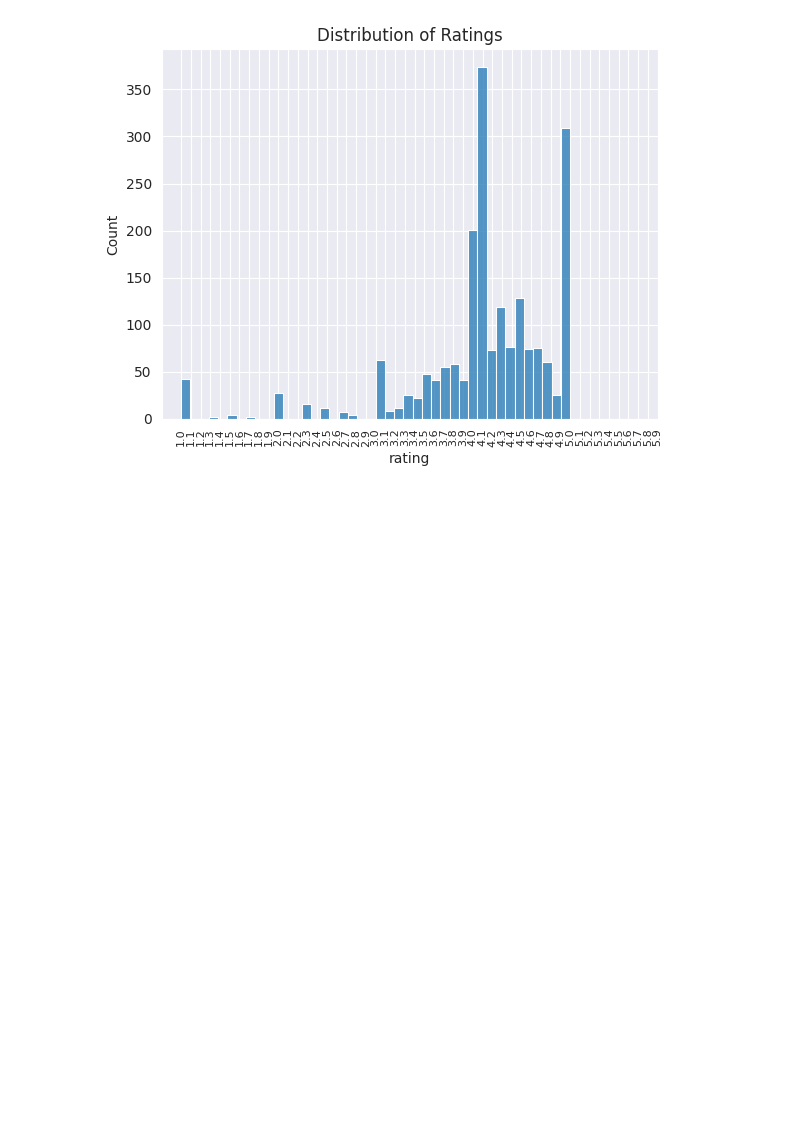
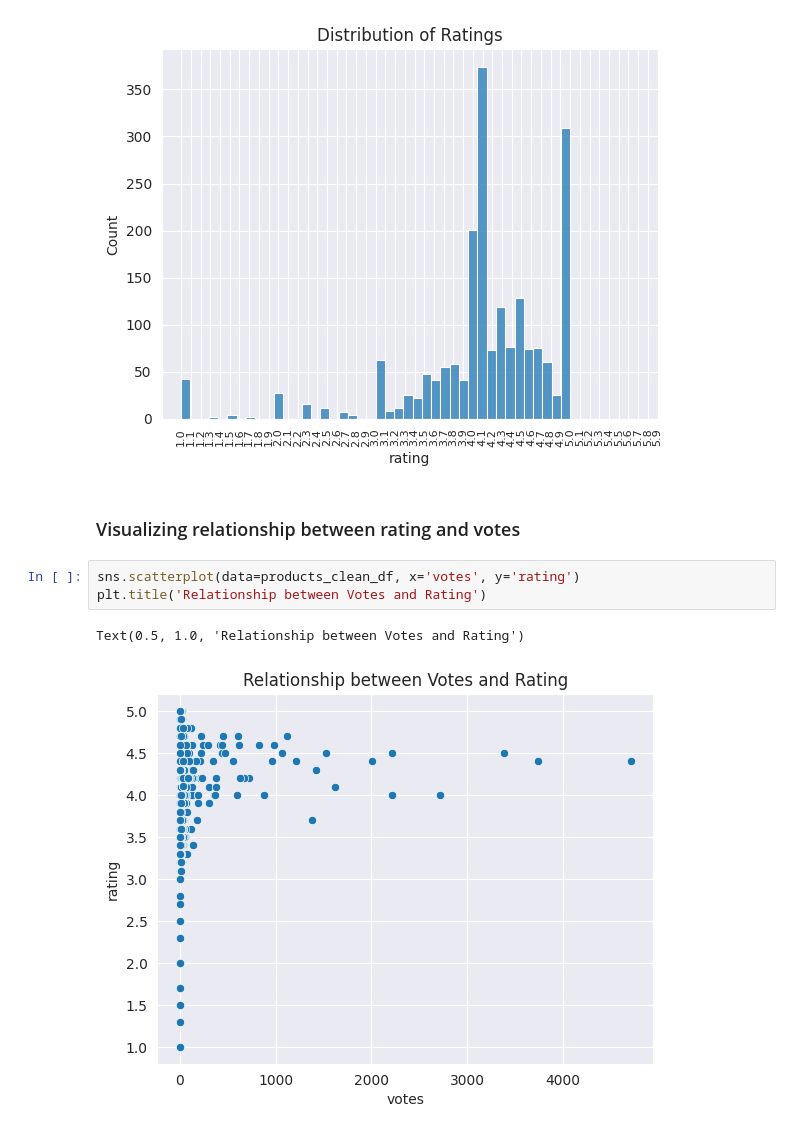
Before and after one commit to mutumagitonga/Jumia-WebScrape-Hackathon, a Jupyter notebook: 1_jumia_webscrape.ipynb, the cells around one changed output. Saved outputs shown, nothing was run; the diff lists cells and outputs as text; blank space fills up the shorter version.

Commit message:
Visualize relationship between rating & votes

```diff
--- a/1_jumia_webscrape.ipynb
+++ b/1_jumia_webscrape.ipynb
@@ -723,3 +723,11 @@ plt.yticks()
   Text(0, 350.0, '350'),
   Text(0, 400.0, '400')])
 [figure]
+# %% [markdown]
+### Visualizing relationship between rating and votes
+# %%
+sns.scatterplot(data=products_clean_df, x='votes', y='rating')
+plt.title('Relationship between Votes and Rating')
+# %% [output]
+Text(0.5, 1.0, 'Relationship between Votes and Rating')
+[figure, added]
```
